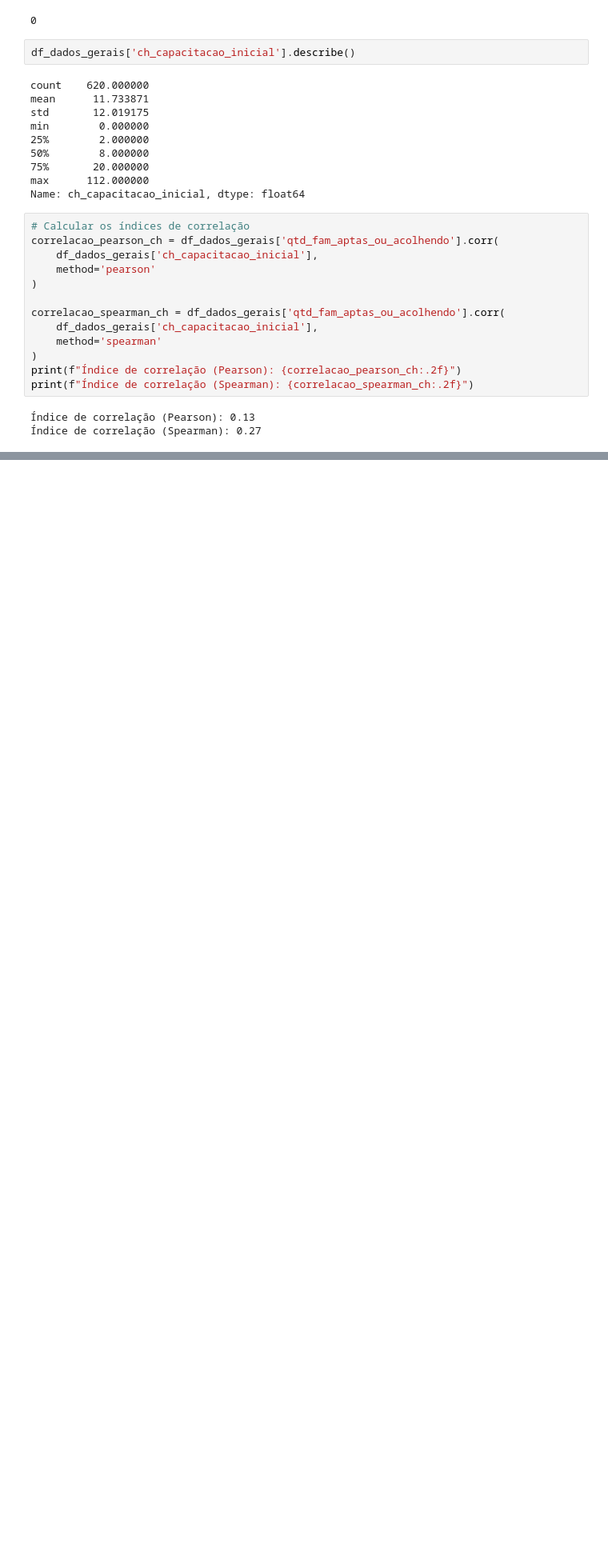
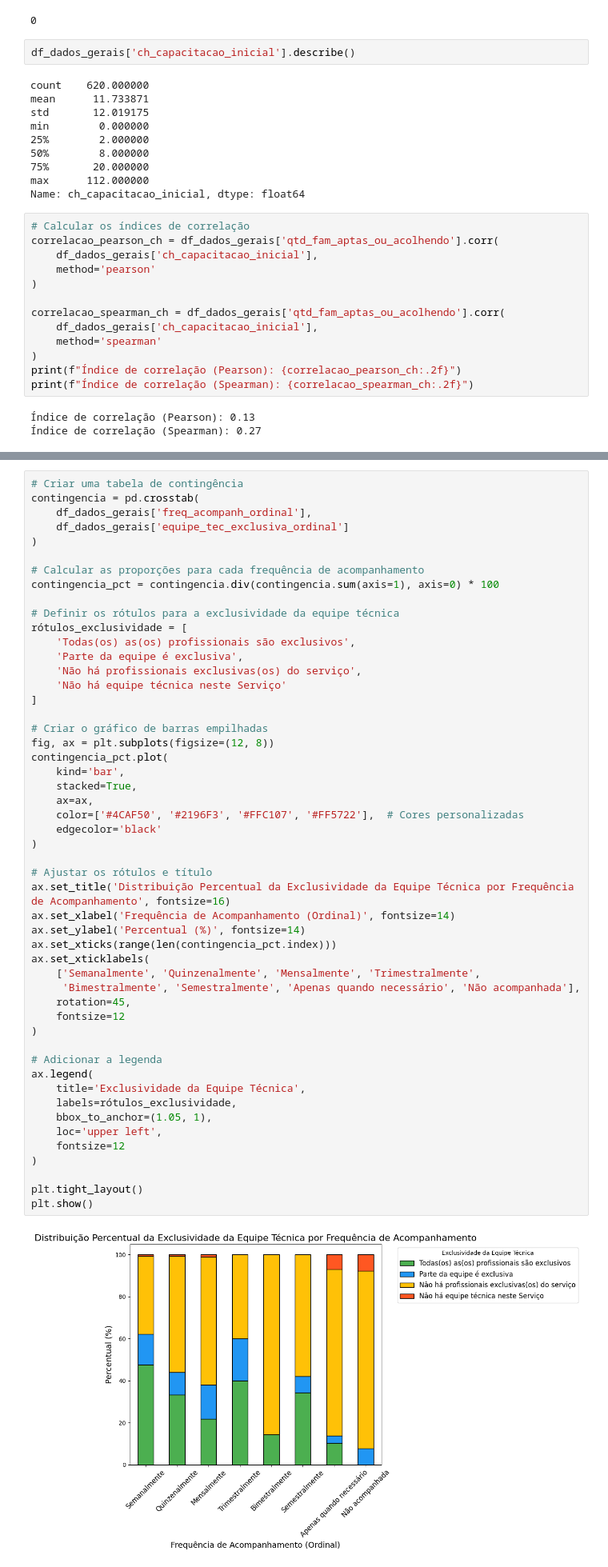
Before and after one commit to lab-dados-seges/familia-acolhedora, a Jupyter notebook: analises/6_correlacoes.ipynb, the cells around one changed output, grey strips where cells are left out. Shown at 80% size. Drawn from its saved outputs; the diff is of its cells as text; blank space fills up the shorter version.

```diff
--- a/analises/6_correlacoes.ipynb
+++ b/analises/6_correlacoes.ipynb
@@ -536,0 +675,53 @@ print(f"Índice de correlação (Spearman): {correlacao_spearman_ch:.2f}")
+# %%
+# Criar uma tabela de contingência
+contingencia = pd.crosstab(
+    df_dados_gerais['freq_acompanh_ordinal'],
+    df_dados_gerais['equipe_tec_exclusiva_ordinal']
+)
+
+# Calcular as proporções para cada frequência de acompanhamento
+contingencia_pct = contingencia.div(contingencia.sum(axis=1), axis=0) * 100
+
+# Definir os rótulos para a exclusividade da equipe técnica
+rótulos_exclusividade = [
+    'Todas(os) as(os) profissionais são exclusivos',
+    'Parte da equipe é exclusiva',
+    'Não há profissionais exclusivas(os) do serviço',
+    'Não há equipe técnica neste Serviço'
+]
+
+# Criar o gráfico de barras empilhadas
+fig, ax = plt.subplots(figsize=(12, 8))
+contingencia_pct.plot(
+    kind='bar',
+    stacked=True,
+    ax=ax,
+    color=['#4CAF50', '#2196F3', '#FFC107', '#FF5722'],  # Cores personalizadas
+    edgecolor='black'
+)
+
+# Ajustar os rótulos e título
+ax.set_title('Distribuição Percentual da Exclusividade da Equipe Técnica por Frequência de Acompanhamento', fontsize=16)
+ax.set_xlabel('Frequência de Acompanhamento (Ordinal)', fontsize=14)
+ax.set_ylabel('Percentual (%)', fontsize=14)
+ax.set_xticks(range(len(contingencia_pct.index)))
+ax.set_xticklabels(
+    ['Semanalmente', 'Quinzenalmente', 'Mensalmente', 'Trimestralmente',
+     'Bimestralmente', 'Semestralmente', 'Apenas quando necessário', 'Não acompanhada'],
+    rotation=45,
+    fontsize=12
+)
+
+# Adicionar a legenda
+ax.legend(
+    title='Exclusividade da Equipe Técnica',
+    labels=rótulos_exclusividade,
+    bbox_to_anchor=(1.05, 1),
+    loc='upper left',
+    fontsize=12
+)
+
+plt.tight_layout()
+plt.show()
+# %% [output]
+[figure, added]
```
Also changed, not shown: parts of 18 cells of this notebook.
